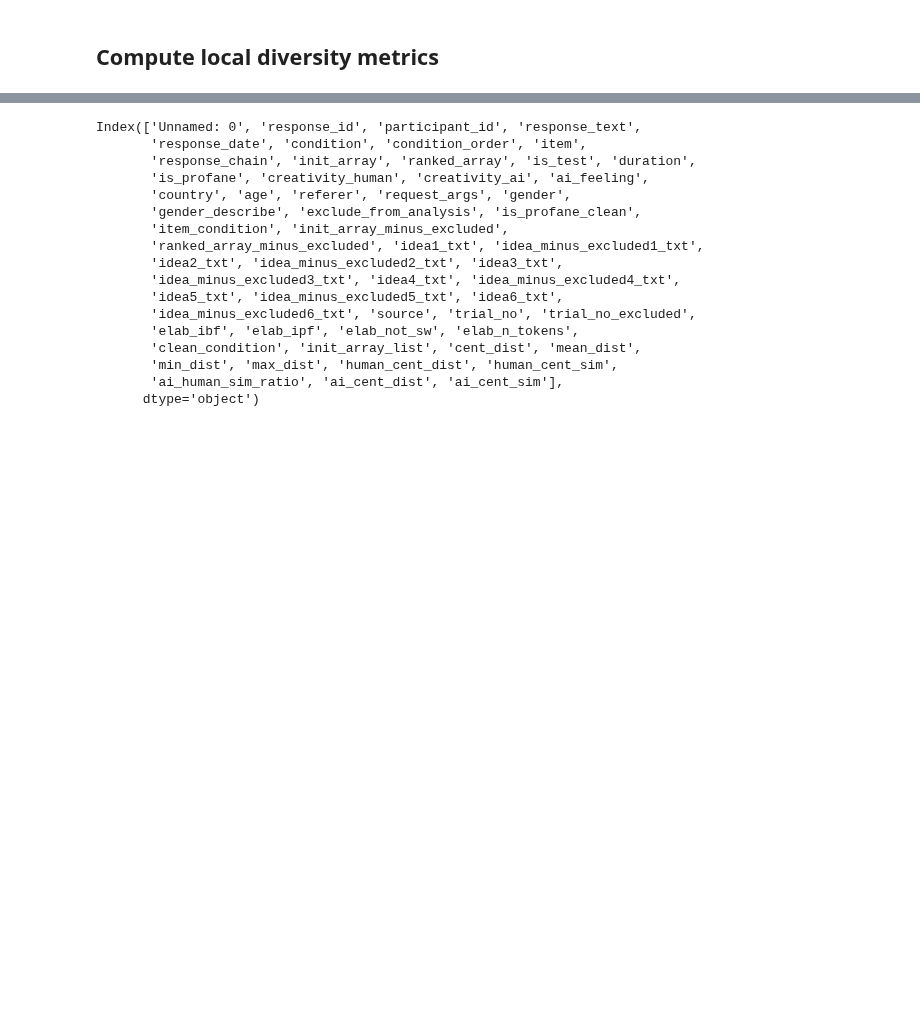
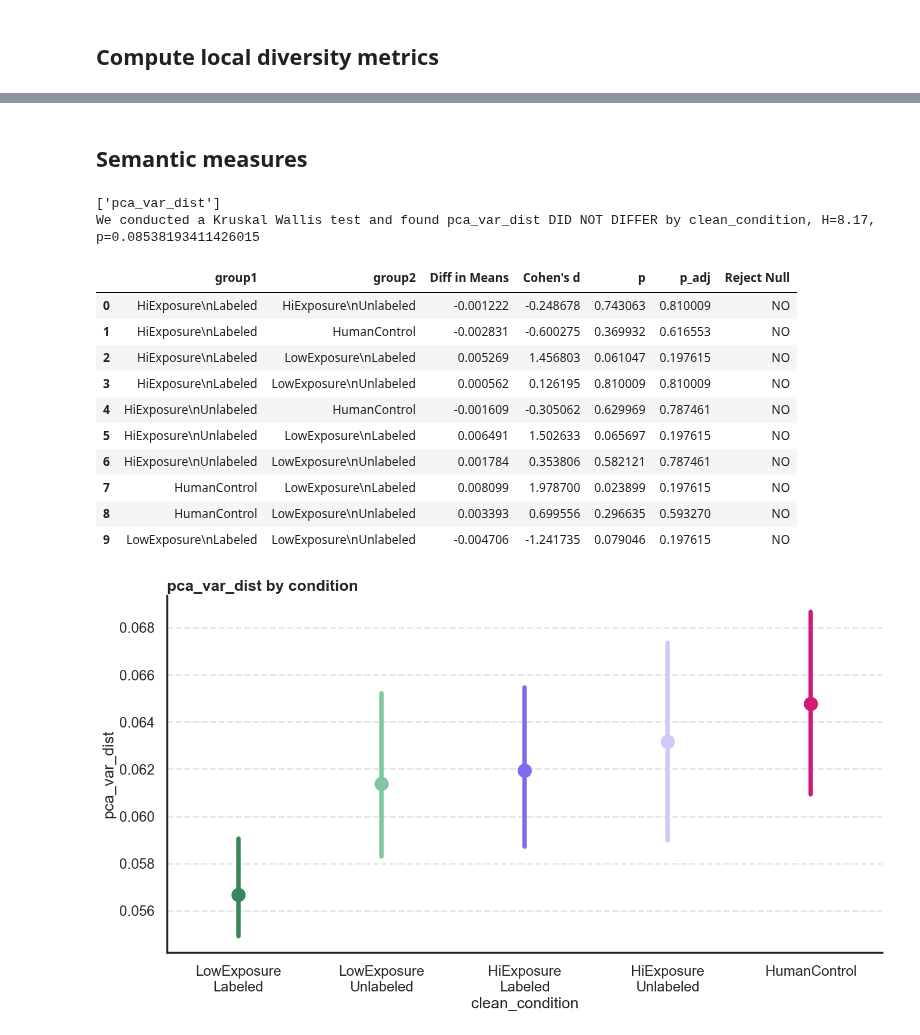
Before and after one commit to josh-ashkinaze/net_create, a Jupyter notebook: scripts/analyze_experiment/diversity_metrics.ipynb, the cells around one changed output, grey strips where cells are left out. Saved outputs shown, nothing was run; the diff lists cells and outputs as text; code cells hidden in the pictures; blank space fills up the shorter version.

```diff
--- a/scripts/analyze_experiment/diversity_metrics.ipynb
+++ b/scripts/analyze_experiment/diversity_metrics.ipynb
@@ -415,20 +450,35 @@ We conducted a Kruskal Wallis test and found num_com_dist differed by clean_cond
-# %%
-df.columns
-# %% [output]
-Index(['Unnamed: 0', 'response_id', 'participant_id', 'response_text',
-       'response_date', 'condition', 'condition_order', 'item',
-       'response_chain', 'init_array', 'ranked_array', 'is_test', 'duration',
-       'is_profane', 'creativity_human', 'creativity_ai', 'ai_feeling',
-       'country', 'age', 'referer', 'request_args', 'gender',
-       'gender_describe', 'exclude_from_analysis', 'is_profane_clean',
-       'item_condition', 'init_array_minus_excluded',
-       'ranked_array_minus_excluded', 'idea1_txt', 'idea_minus_excluded1_txt',
-       'idea2_txt', 'idea_minus_excluded2_txt', 'idea3_txt',
-       'idea_minus_excluded3_txt', 'idea4_txt', 'idea_minus_excluded4_txt',
-       'idea5_txt', 'idea_minus_excluded5_txt', 'idea6_txt',
-       'idea_minus_excluded6_txt', 'source', 'trial_no', 'trial_no_excluded',
-       'elab_ibf', 'elab_ipf', 'elab_not_sw', 'elab_n_tokens',
-       'clean_condition', 'init_array_list', 'cent_dist', 'mean_dist',
-       'min_dist', 'max_dist', 'human_cent_dist', 'human_cent_sim',
-       'ai_human_sim_ratio', 'ai_cent_dist', 'ai_cent_sim'],
-      dtype='object')
+# %% [markdown]
+## Semantic measures
+# %%
+from sklearn.decomposition import PCA
+from sklearn.preprocessing import StandardScaler
+
+
+def pca_variance(vectors):
+    scaler = StandardScaler()
+    vectors_scaled = scaler.fit_transform(vectors)
+    pca = PCA(n_components=1)
+    pca.fit(vectors_scaled)
+    explained_variance_ratio = pca.explained_variance_ratio_
+    return explained_variance_ratio[0]
+
+
+condition_ideas = df.groupby(by=['clean_condition', 'condition', 'item'])['response_text'].apply(lambda x: list(x)).reset_index()
+condition_ideas['vectors'] = condition_ideas['response_text'].apply(lambda x: np.vstack([idea2vec[i] for i in x]))
+condition_ideas['pca_var_dist'] = condition_ideas['vectors'].apply(lambda x: pca_variance(x))
+process_metrics(condition_ideas, how='perm', paired=True)
+# %% [output]
+['pca_var_dist']
+We conducted a Kruskal Wallis test and found pca_var_dist DID NOT DIFFER by clean_condition, H=8.17, p=0.08538193411426015
+|  | group1 | group2 | Diff in Means | Cohen's d | p | p_adj | Reject Null |
+| 0 | HiExposure\nLabeled | HiExposure\nUnlabeled | -0.001222 | -0.248678 | 0.743063 | 0.810009 | NO |
+| 1 | HiExposure\nLabeled | HumanControl | -0.002831 | -0.600275 | 0.369932 | 0.616553 | NO |
+| 2 | HiExposure\nLabeled | LowExposure\nLabeled | 0.005269 | 1.456803 | 0.061047 | 0.197615 | NO |
+| 3 | HiExposure\nLabeled | LowExposure\nUnlabeled | 0.000562 | 0.126195 | 0.810009 | 0.810009 | NO |
+| 4 | HiExposure\nUnlabeled | HumanControl | -0.001609 | -0.305062 | 0.629969 | 0.787461 | NO |
+| 5 | HiExposure\nUnlabeled | LowExposure\nLabeled | 0.006491 | 1.502633 | 0.065697 | 0.197615 | NO |
+| 6 | HiExposure\nUnlabeled | LowExposure\nUnlabeled | 0.001784 | 0.353806 | 0.582121 | 0.787461 | NO |
+| 7 | HumanControl | LowExposure\nLabeled | 0.008099 | 1.978700 | 0.023899 | 0.197615 | NO |
+| 8 | HumanControl | LowExposure\nUnlabeled | 0.003393 | 0.699556 | 0.296635 | 0.593270 | NO |
+| 9 | LowExposure\nLabeled | LowExposure\nUnlabeled | -0.004706 | -1.241735 | 0.079046 | 0.197615 | NO |
+[figure, added]
```
Also changed, not shown: parts of 7 cells of this notebook.
